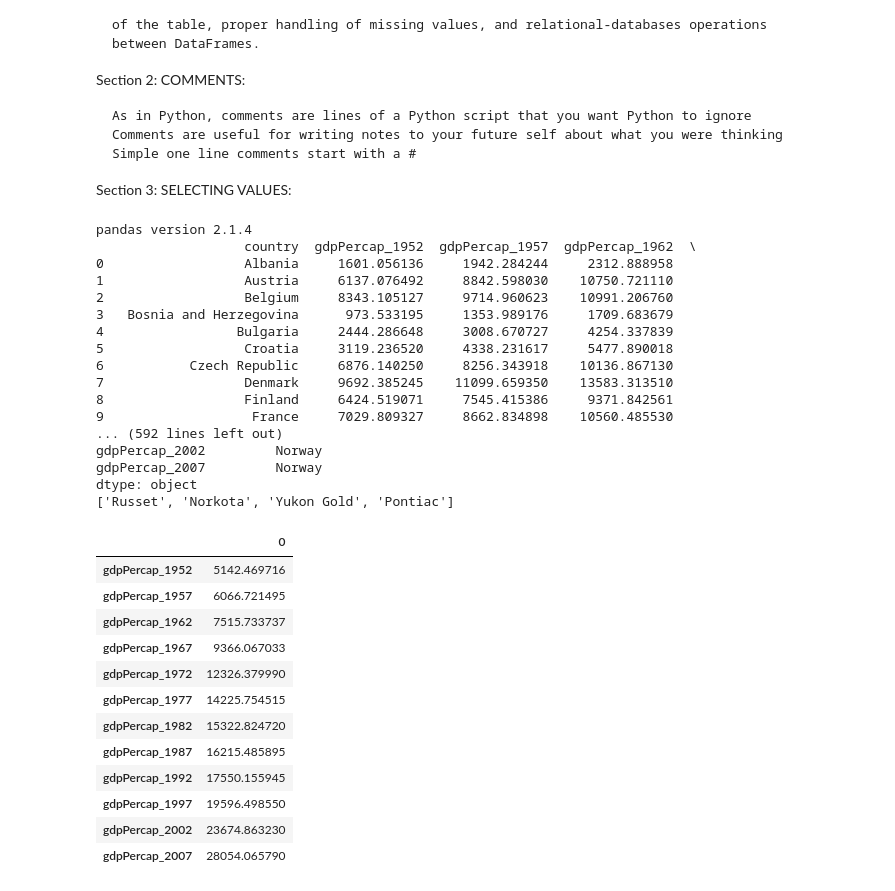
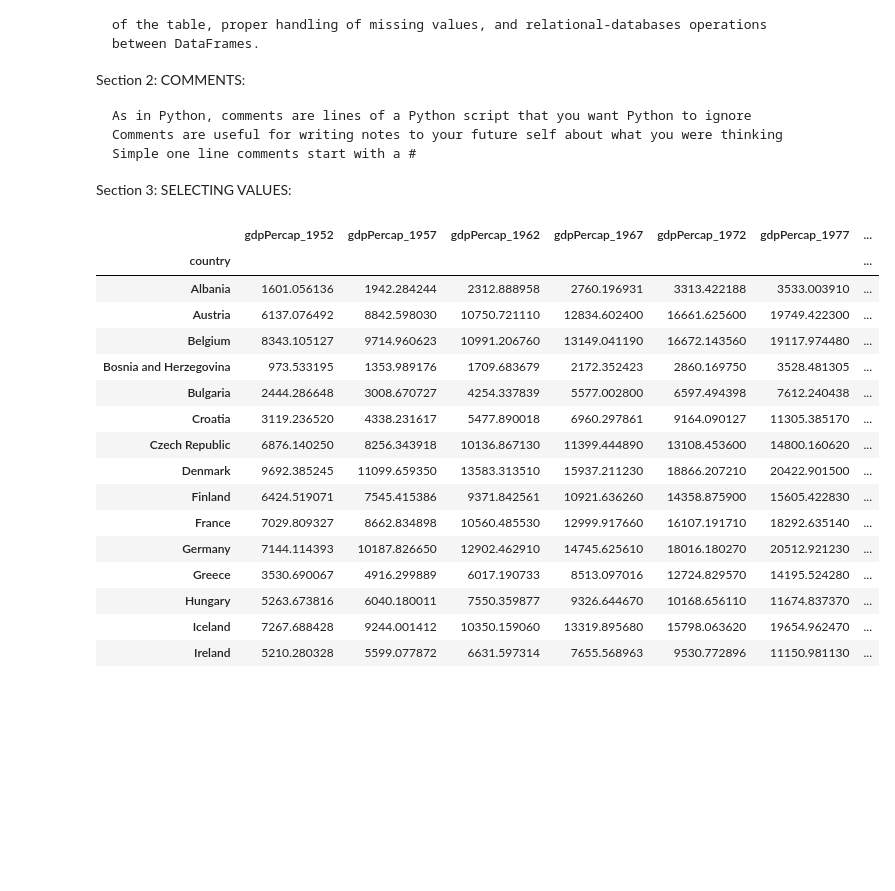
Before and after one commit to laitanawe/pandasds, a Jupyter notebook: workshops/pdseries01.ipynb, the cells around one changed output. Cells and saved outputs as stored; diff of their text form; code cells hidden in the pictures; blank space fills up the shorter version.

```diff
--- a/workshops/pdseries01.ipynb
+++ b/workshops/pdseries01.ipynb
@@ -67,8 +67,6 @@ print(data.iloc[0,1])
 data = pd.read_csv('https://raw.githubusercontent.com/laitanawe/pandasds/main/workshops/data/gapminder_gdp_europe.csv', index_col='country')
 # See an example where the country name is the index
 print(data.loc["Albania", "gdpPercap_1952"])
-
-
 
 print("")
 
@@ -233,12 +231,18 @@ print(df.loc["gdpPercap_1962":"gdpPercap_2007"])
 df.loc["Albania":"Bulgaria",]
 df.loc["Albania":"Bulgaria"]
 
+# Here:
+# Extent of Slicing
+import pandas as pd
+df = pd.read_csv('https://raw.githubusercontent.com/laitanawe/pandasds/main/workshops/data/gapminder_gdp_europe.csv', index_col='country')
 
-# Extent of Slicing
+data = pd.read_csv('https://raw.githubusercontent.com/laitanawe/pandasds/main/workshops/data/gapminder_gdp_europe.csv', index_col='country')
+
 # Do the two statements below produce the same output?
 # Based on this, what rule governs what is included (or not) in
 # What is the difference in output between numerical slices and named slices in Pandas?
 # .loc lets you filter your dataframe by location index value i.e. row index / column index
+df.head()
 df.iloc[2,3]
 print(df.iloc[0:2, 0:2])
 print(df.iloc[0:2, [0,2]])
@@ -257,9 +261,12 @@ df.loc["Albania", "gdpPercap_1962"]
 df.at["Albania", "gdpPercap_1962"]
 df.iat[2, 2]
 
+# Get the index of some rows and store it in a variable, getind using the ffg line:
 getind = data.loc["Albania":"Bulgaria"].index
+# Select specific columns, gdpPercap_1962, gdpPercap_1972, gdpPercap_1982
 data.loc[getind, list(data.filter(regex="1962|1972|1982").columns)]
-data.loc[getind, list(data.filter(regex="1962|1972|1982").columns)]
+# Select specific columns, gdpPercap_1967,gdpPercap_1977, gdpPercap_1987
+data.loc[getind, list(data.filter(regex="1967|1977|1987").columns)]
 
 #What conclusion can we draw?
 #We see that a numerical slice, 0:2, omits the final index (i.e. index 2) in the range provided,
@@ -269,11 +276,12 @@ data.loc[getind, list(data.filter(regex="1962|1972|1982").columns)]
 # Go through the following piece of code line by line, then
 # Explain what each line in the short program does: what is in first, second, etc.?
 first = pd.read_csv('https://raw.githubusercontent.com/laitanawe/pandasds/main/workshops/data/gapminder_all.csv', index_col='country')
-first.head(10)
+first.head(37)
 
-second = first[first['continent'] == 'Americas']
-third = second.drop('Puerto Rico')
-fourth = third.drop('continent', axis = 1)
+second = first[first['continent'] == 'Africa']
+third = second.drop('Angola') # Drop Angola
+third.head(10)
+fourth = third.drop('continent', axis = 1) # Axis 1 will act on all the COLUMNS in each ROW # Axis 0 will act on all the ROWS in each COLUMN
 fourth.head(10)
 
 
@@ -281,13 +289,13 @@ fourth.head(10)
 # The index_col='country' parameter selects which column to use as the row labels in the dataframe.
 
 # This second line makes a selection: only those rows of first for which
-# the ‘continent’ column matches ‘Americas’ are extracted.
+# the ‘continent’ column matches ‘Africa’ are extracted.
 # Notice how the Boolean expression inside the brackets,
-# first['continent'] == 'Americas', is used to select only those rows where the expression is true.
+# first['continent'] == 'Africa', is used to select only those rows where the expression is true.
 # Try printing this expression! Can you print also its individual True/False elements?
-# (hint: first assign the expression to a variable)
+# (hint: first assign the expression to a variable i.e. a mask)
 
-# The third line: As the syntax suggests, this line drops the row from second where the label is ‘Puerto Rico’.
+# The third line: As the syntax suggests, this line drops the row from second where the label is ‘Angola’.
 # The resulting dataframe third has one row less than the original dataframe second.
 
 # The forth line: Again we apply the drop function, but in this case we are dropping not a row but a
@@ -304,6 +312,7 @@ fourth.head(10)
 # idxmin. Return index of first occurrence of minimum over requested axis
 # By specifying the column axis (axis='columns'), the idxmin() method returns a Series with the index of the minimum value for each row.
 data = pd.read_csv('https://raw.githubusercontent.com/laitanawe/pandasds/main/workshops/data/gapminder_gdp_europe.csv', index_col='country')
+data.head(15)
 print(data.idxmin())
 print(data.idxmax())
 
@@ -395,60 +404,47 @@ df.iat[0, 0]
 
 # Subset: only print a set of columns
 # Read each column
 #print(store[['longitude', 'latitude', 'housing_median_age', 'population']])
 
 # Print specific rows of a dataframe using the iloc function
 #print(store.iloc[1:6])
 
 
 #print(data.loc["Albania", :])
 
 # Would get the same result printing data.loc["Albania"] (without a second index).
 #print(data.loc[:, "gdpPercap_1952"])
 
 data = pd.read_csv('https://raw.githubusercontent.com/laitanawe/pandasds/main/workshops/data/gapminder_gdp_europe.csv')
 data = pd.read_csv('https://raw.githubusercontent.com/laitanawe/pandasds/main/workshops/data/gapminder_gdp_europe.csv', index_col='country')
 
 data.head(15)
 data.columns
 
 data.iloc[7,5]
 print(data.iloc[5,7])
 print(data.loc["Albania","gdpPercap_1977"])
 
 # Python counts from zero
 data.iloc[row_index, column_index]
 
 data.columns.get_loc("gdpPercap_2007")
 data.row.get_loc("Albania")
 # %% [output]
-pandas version 2.1.4
-                   country  gdpPercap_1952  gdpPercap_1957  gdpPercap_1962  \
-0                  Albania     1601.056136     1942.284244     2312.888958
-1                  Austria     6137.076492     8842.598030    10750.721110
-2                  Belgium     8343.105127     9714.960623    10991.206760
-3   Bosnia and Herzegovina      973.533195     1353.989176     1709.683679
-4                 Bulgaria     2444.286648     3008.670727     4254.337839
-5                  Croatia     3119.236520     4338.231617     5477.890018
-6           Czech Republic     6876.140250     8256.343918    10136.867130
-7                  Denmark     9692.385245    11099.659350    13583.313510
-8                  Finland     6424.519071     7545.415386     9371.842561
-9                   France     7029.809327     8662.834898    10560.485530
-... (592 lines left out)
-gdpPercap_2002         Norway
-gdpPercap_2007         Norway
-dtype: object
-['Russet', 'Norkota', 'Yukon Gold', 'Pontiac']
-|  | 0 |
-| gdpPercap_1952 | 5142.469716 |
-| gdpPercap_1957 | 6066.721495 |
-| gdpPercap_1962 | 7515.733737 |
-| gdpPercap_1967 | 9366.067033 |
-| gdpPercap_1972 | 12326.379990 |
-| gdpPercap_1977 | 14225.754515 |
-| gdpPercap_1982 | 15322.824720 |
-| gdpPercap_1987 | 16215.485895 |
-| gdpPercap_1992 | 17550.155945 |
-| gdpPercap_1997 | 19596.498550 |
-| gdpPercap_2002 | 23674.863230 |
-| gdpPercap_2007 | 28054.065790 |
+|  | gdpPercap_1952 | gdpPercap_1957 | gdpPercap_1962 | gdpPercap_1967 | gdpPercap_1972 | gdpPercap_1977 | ... |
+| country |  |  |  |  |  |  | ... |
+| Albania | 1601.056136 | 1942.284244 | 2312.888958 | 2760.196931 | 3313.422188 | 3533.003910 | ... |
+| Austria | 6137.076492 | 8842.598030 | 10750.721110 | 12834.602400 | 16661.625600 | 19749.422300 | ... |
+| Belgium | 8343.105127 | 9714.960623 | 10991.206760 | 13149.041190 | 16672.143560 | 19117.974480 | ... |
+| Bosnia and Herzegovina | 973.533195 | 1353.989176 | 1709.683679 | 2172.352423 | 2860.169750 | 3528.481305 | ... |
+| Bulgaria | 2444.286648 | 3008.670727 | 4254.337839 | 5577.002800 | 6597.494398 | 7612.240438 | ... |
+| Croatia | 3119.236520 | 4338.231617 | 5477.890018 | 6960.297861 | 9164.090127 | 11305.385170 | ... |
+| Czech Republic | 6876.140250 | 8256.343918 | 10136.867130 | 11399.444890 | 13108.453600 | 14800.160620 | ... |
+| Denmark | 9692.385245 | 11099.659350 | 13583.313510 | 15937.211230 | 18866.207210 | 20422.901500 | ... |
+| Finland | 6424.519071 | 7545.415386 | 9371.842561 | 10921.636260 | 14358.875900 | 15605.422830 | ... |
+| France | 7029.809327 | 8662.834898 | 10560.485530 | 12999.917660 | 16107.191710 | 18292.635140 | ... |
+| Germany | 7144.114393 | 10187.826650 | 12902.462910 | 14745.625610 | 18016.180270 | 20512.921230 | ... |
+| Greece | 3530.690067 | 4916.299889 | 6017.190733 | 8513.097016 | 12724.829570 | 14195.524280 | ... |
+| Hungary | 5263.673816 | 6040.180011 | 7550.359877 | 9326.644670 | 10168.656110 | 11674.837370 | ... |
+| Iceland | 7267.688428 | 9244.001412 | 10350.159060 | 13319.895680 | 15798.063620 | 19654.962470 | ... |
+| Ireland | 5210.280328 | 5599.077872 | 6631.597314 | 7655.568963 | 9530.772896 | 11150.981130 | ... |
```
Also changed, not shown: parts of 1 cell of this notebook.
